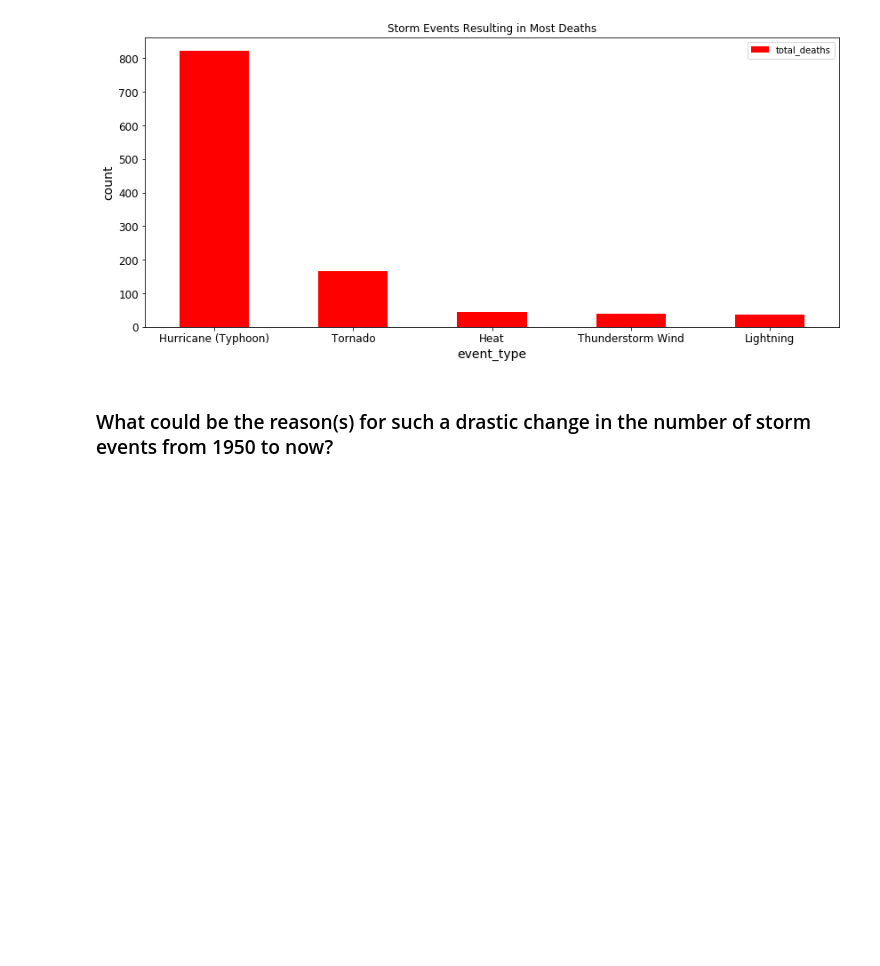
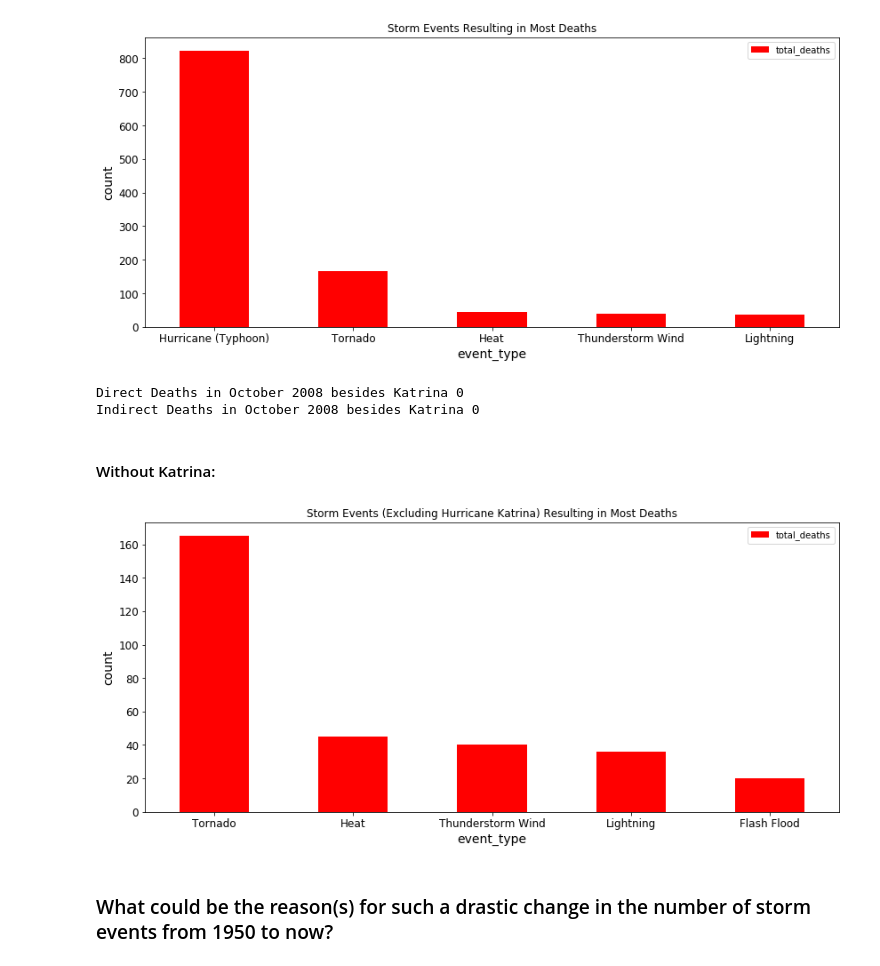
Before and after one commit to jennyrhee/flood-events, a Jupyter notebook: notebooks/data_storytelling.ipynb, the cells around one changed output. Drawn from its saved outputs; the diff is of its cells as text; code cells hidden in the pictures; blank space fills up the shorter version.

Commit message:
Added death analysis excluding Hurricane Katrina

```diff
--- a/notebooks/data_storytelling.ipynb
+++ b/notebooks/data_storytelling.ipynb
@@ -198,6 +201,39 @@ plt.ylabel('count')
 _ = plt.title('Storm Events Resulting in Most Deaths')
 # %% [output]
 [figure]
+# %%
+# Check if any deaths besides Katrina for October 2008
+oct08_dir_deaths = storm_df[(storm_df.date == '2005-08') &
+                            (storm_df.event_type != 'Hurricane (Typhoon)')] \
+                             ['deaths_direct'].sum()
+oct08_indir_deaths = storm_df[(storm_df.date == '2005-08') &
+                              (storm_df.event_type != 'Hurricane (Typhoon)')] \
+                               ['deaths_indirect'].sum()
+
+print('Direct Deaths in October 2008 besides Katrina', oct08_dir_deaths)
+print('Indirect Deaths in October 2008 besides Katrina', oct08_indir_deaths)
+# %% [output]
+Direct Deaths in October 2008 besides Katrina 0
+Indirect Deaths in October 2008 besides Katrina 0
+# %% [markdown]
+#### Without Katrina:
+# %%
+# Filter out October 2008
+# Sum up all indirect and direct deaths by event type
+deaths_df = storm_df[(storm_df.date != '2005-08')].groupby('event_type')[['deaths_indirect', 'deaths_direct']].sum()
+
+# Combine indirect and direct deaths
+deaths_df['total_deaths'] = deaths_df['deaths_indirect'] + deaths_df['deaths_direct']
+
+deaths_df[['total_deaths']].sort_values(by='total_deaths',
+                                        ascending=False)[:5] \
+                           .plot(kind='bar',
+                                 color='red')
+plt.xticks(rotation='horizontal')
+plt.ylabel('count')
+_ = plt.title('Storm Events (Excluding Hurricane Katrina) Resulting in Most Deaths')
+# %% [output]
+[figure, added]
 # %% [markdown]
 ### What could be the reason(s) for such a drastic change in the number of storm events from 1950 to now?
 # %% [markdown]
```
Also changed, not shown: parts of 3 cells of this notebook.
